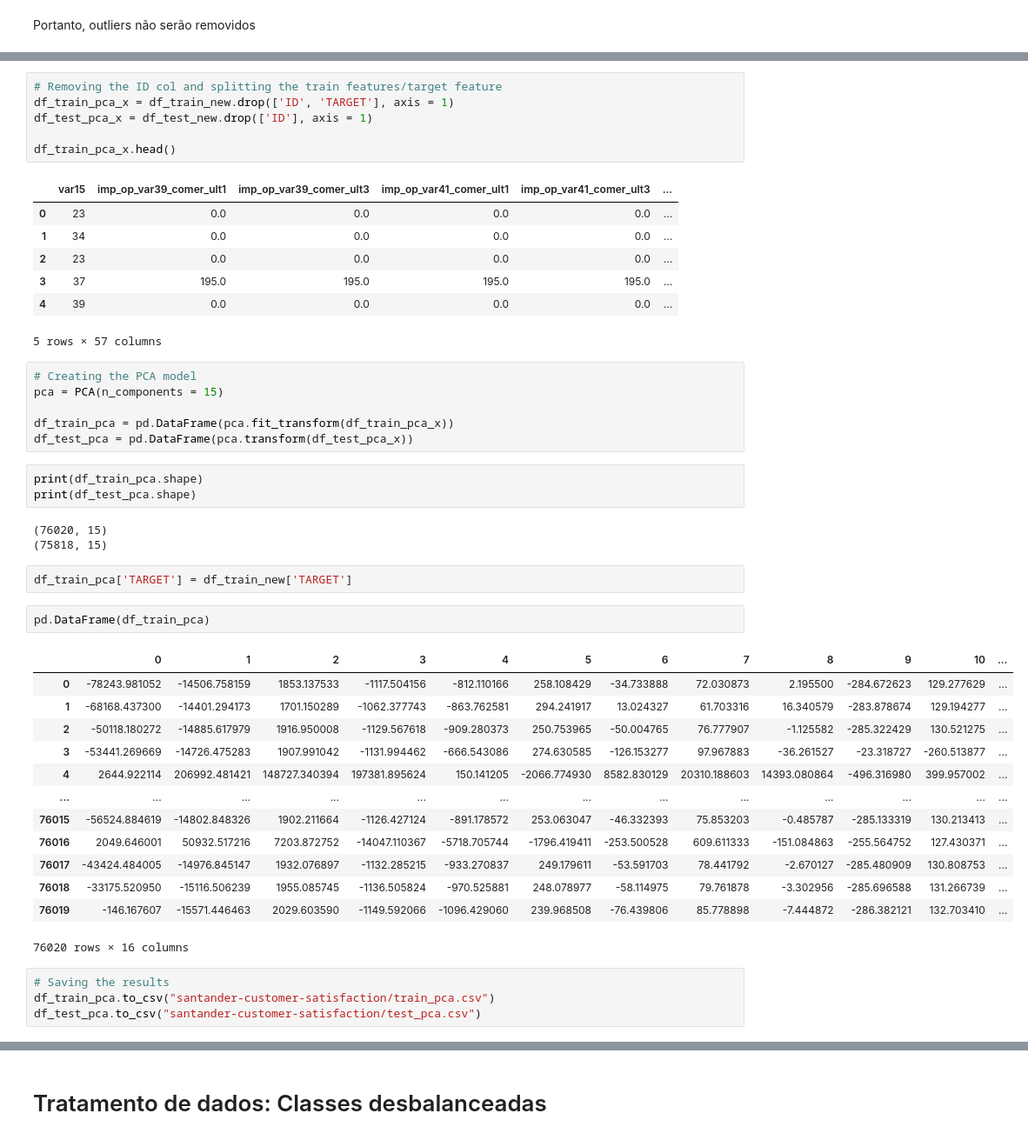
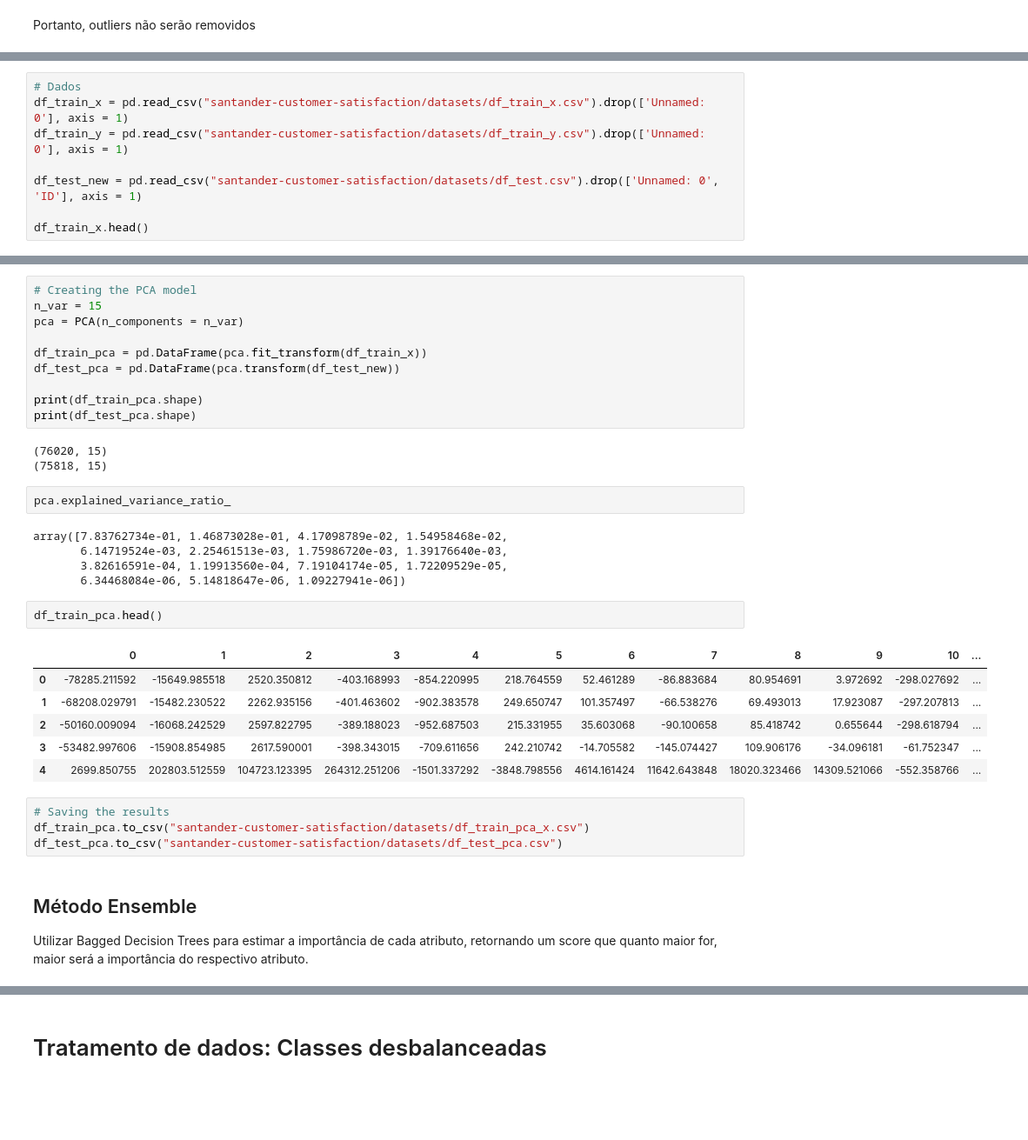
Before and after one commit to tharikjose/SantanderCustomerSatisfaction, a Jupyter notebook: Projeto3_Tharik.ipynb, the cells around one changed output, grey strips where cells are left out. Shown at 87% size. Cells and saved outputs as stored; diff of their text form; blank space fills up the shorter version.

```diff
--- a/Projeto3_Tharik.ipynb
+++ b/Projeto3_Tharik.ipynb
@@ -188,0 +258,8 @@ Portanto, outliers não serão removidos
+# %%
+# Dados
+df_train_x = pd.read_csv("santander-customer-satisfaction/datasets/df_train_x.csv").drop(['Unnamed: 0'], axis = 1)
+df_train_y = pd.read_csv("santander-customer-satisfaction/datasets/df_train_y.csv").drop(['Unnamed: 0'], axis = 1)
+
+df_test_new = pd.read_csv("santander-customer-satisfaction/datasets/df_test.csv").drop(['Unnamed: 0', 'ID'], axis = 1)
+
+df_train_x.head()
@@ -244,48 +360,36 @@ df_train_new.head()
-# %%
-# Removing the ID col and splitting the train features/target feature
-df_train_pca_x = df_train_new.drop(['ID', 'TARGET'], axis = 1)
-df_test_pca_x = df_test_new.drop(['ID'], axis = 1)
-
-df_train_pca_x.head()
-# %% [output]
-|  | var15 | imp_op_var39_comer_ult1 | imp_op_var39_comer_ult3 | imp_op_var41_comer_ult1 | imp_op_var41_comer_ult3 | ... |
-| 0 | 23 | 0.0 | 0.0 | 0.0 | 0.0 | ... |
-| 1 | 34 | 0.0 | 0.0 | 0.0 | 0.0 | ... |
-| 2 | 23 | 0.0 | 0.0 | 0.0 | 0.0 | ... |
-| 3 | 37 | 195.0 | 195.0 | 195.0 | 195.0 | ... |
-| 4 | 39 | 0.0 | 0.0 | 0.0 | 0.0 | ... |
-5 rows × 57 columns
 # %%
 # Creating the PCA model
-pca = PCA(n_components = 15)
+n_var = 15
+pca = PCA(n_components = n_var)
 
-df_train_pca = pd.DataFrame(pca.fit_transform(df_train_pca_x))
-df_test_pca = pd.DataFrame(pca.transform(df_test_pca_x))
+df_train_pca = pd.DataFrame(pca.fit_transform(df_train_x))
+df_test_pca = pd.DataFrame(pca.transform(df_test_new))
+
+print(df_train_pca.shape)
+print(df_test_pca.shape)
+# %% [output]
+(76020, 15)
+(75818, 15)
 # %%
-print(df_train_pca.shape)
-print(df_test_pca.shape)
+pca.explained_variance_ratio_
 # %% [output]
-(76020, 15)
-(75818, 15)
+array([7.83762734e-01, 1.46873028e-01, 4.17098789e-02, 1.54958468e-02,
+       6.14719524e-03, 2.25461513e-03, 1.75986720e-03, 1.39176640e-03,
+       3.82616591e-04, 1.19913560e-04, 7.19104174e-05, 1.72209529e-05,
+       6.34468084e-06, 5.14818647e-06, 1.09227941e-06])
-# %%
-df_train_pca['TARGET'] = df_train_new['TARGET']
 # %%
-pd.DataFrame(df_train_pca)
+df_train_pca.head()
 # %% [output]
 |  | 0 | 1 | 2 | 3 | 4 | 5 | 6 | 7 | 8 | 9 | 10 | ... |
-| 0 | -78243.981052 | -14506.758159 | 1853.137533 | -1117.504156 | -812.110166 | 258.108429 | -34.733888 | 72.030873 | 2.195500 | -284.672623 | 129.277629 | ... |
-| 1 | -68168.437300 | -14401.294173 | 1701.150289 | -1062.377743 | -863.762581 | 294.241917 | 13.024327 | 61.703316 | 16.340579 | -283.878674 | 129.194277 | ... |
-| 2 | -50118.180272 | -14885.617979 | 1916.950008 | -1129.567618 | -909.280373 | 250.753965 | -50.004765 | 76.777907 | -1.125582 | -285.322429 | 130.521275 | ... |
-| 3 | -53441.269669 | -14726.475283 | 1907.991042 | -1131.994462 | -666.543086 | 274.630585 | -126.153277 | 97.967883 | -36.261527 | -23.318727 | -260.513877 | ... |
-| 4 | 2644.922114 | 206992.481421 | 148727.340394 | 197381.895624 | 150.141205 | -2066.774930 | 8582.830129 | 20310.188603 | 14393.080864 | -496.316980 | 399.957002 | ... |
-| ... | ... | ... | ... | ... | ... | ... | ... | ... | ... | ... | ... | ... |
-| 76015 | -56524.884619 | -14802.848326 | 1902.211664 | -1126.427124 | -891.178572 | 253.063047 | -46.332393 | 75.853203 | -0.485787 | -285.133319 | 130.213413 | ... |
-| 76016 | 2049.646001 | 50932.517216 | 7203.872752 | -14047.110367 | -5718.705744 | -1796.419411 | -253.500528 | 609.611333 | -151.084863 | -255.564752 | 127.430371 | ... |
-| 76017 | -43424.484005 | -14976.845147 | 1932.076897 | -1132.285215 | -933.270837 | 249.179611 | -53.591703 | 78.441792 | -2.670127 | -285.480909 | 130.808753 | ... |
-| 76018 | -33175.520950 | -15116.506239 | 1955.085745 | -1136.505824 | -970.525881 | 248.078977 | -58.114975 | 79.761878 | -3.302956 | -285.696588 | 131.266739 | ... |
-| 76019 | -146.167607 | -15571.446463 | 2029.603590 | -1149.592066 | -1096.429060 | 239.968508 | -76.439806 | 85.778898 | -7.444872 | -286.382121 | 132.703410 | ... |
+| 0 | -78285.211592 | -15649.985518 | 2520.350812 | -403.168993 | -854.220995 | 218.764559 | 52.461289 | -86.883684 | 80.954691 | 3.972692 | -298.027692 | ... |
+| 1 | -68208.029791 | -15482.230522 | 2262.935156 | -401.463602 | -902.383578 | 249.650747 | 101.357497 | -66.538276 | 69.493013 | 17.923087 | -297.207813 | ... |
+| 2 | -50160.009094 | -16068.242529 | 2597.822795 | -389.188023 | -952.687503 | 215.331955 | 35.603068 | -90.100658 | 85.418742 | 0.655644 | -298.618794 | ... |
+| 3 | -53482.997606 | -15908.854985 | 2617.590001 | -398.343015 | -709.611656 | 242.210742 | -14.705582 | -145.074427 | 109.906176 | -34.096181 | -61.752347 | ... |
+| 4 | 2699.850755 | 202803.512559 | 104723.123395 | 264312.251206 | -1501.337292 | -3848.798556 | 4614.161424 | 11642.643848 | 18020.323466 | 14309.521066 | -552.358766 | ... |
-76020 rows × 16 columns
 # %%
 # Saving the results
-df_train_pca.to_csv("santander-customer-satisfaction/train_pca.csv")
-df_test_pca.to_csv("santander-customer-satisfaction/test_pca.csv")
+df_train_pca.to_csv("santander-customer-satisfaction/datasets/df_train_pca_x.csv")
+df_test_pca.to_csv("santander-customer-satisfaction/datasets/df_test_pca.csv")
+# %% [markdown]
+## Método Ensemble
+Utilizar Bagged Decision Trees para estimar a importância de cada atributo, retornando um score que quanto maior for, maior será a importância do respectivo atributo.
```
Also changed, not shown: parts of 110 cells of this notebook, 34 other files.
